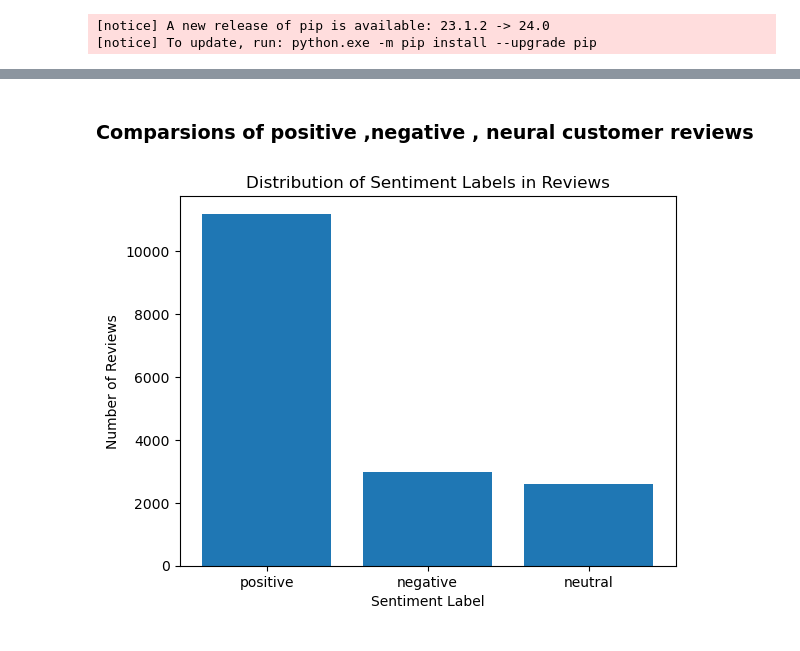
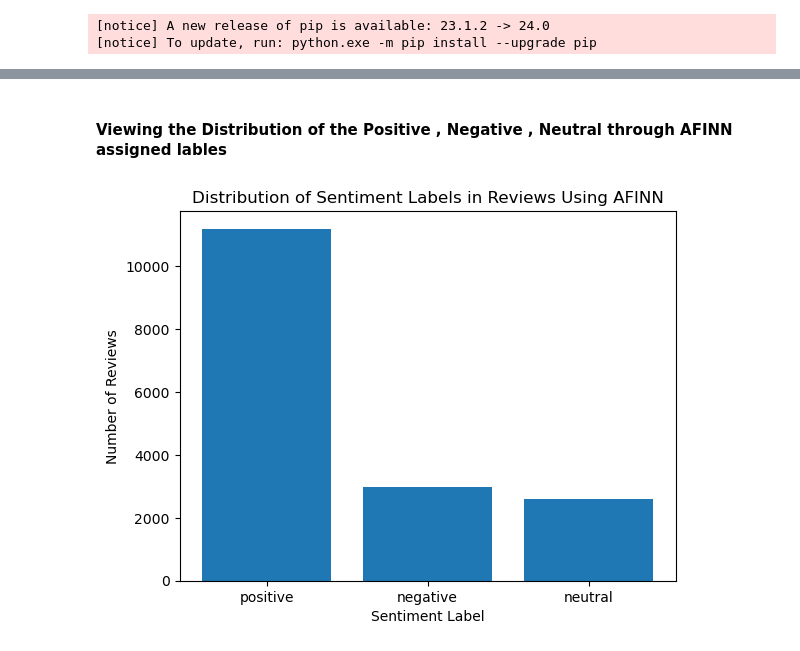
Before and after one commit to springboardmentor112/SentimentAnalysis-TextClassification, a Jupyter notebook: SentimentAnalysis_Lexicon_based.ipynb, the cells around one changed output, grey strips where cells are left out. Saved outputs shown, nothing was run; the diff lists cells and outputs as text; code cells hidden in the pictures.

Commit message:
Added 2 extra models and emotions on customer

```diff
--- a/SentimentAnalysis_Lexicon_based.ipynb
+++ b/SentimentAnalysis_Lexicon_based.ipynb
@@ -283,5 +414,7 @@ def get_sentiment_label(score):
     else:
         return 'neutral'
 # %%
-df['sentiment_score'] = df['content'].apply(get_afinn_score)
+df['sentiment_score_afinn'] = df['content'].apply(get_afinn_score)
+df['sentiment_label_afinn'] = df['sentiment_score_afinn'].apply(get_sentiment_label)
+sentiment_df=df[['content','sentiment_label_afinn','sentiment_score_afinn','appId']]
 # %%
@@ -289,16 +434,12 @@ df['sentiment_label'] = df['sentiment_score'].apply(get_sentiment_label)
-# %%
-sentiment_df=df[['content','sentiment_label','sentiment_score']]
-sentiment_df.to_csv("sentimentoutputafinn.csv")
 # %% [markdown]
-### Comparsions of positive ,negative , neural customer reviews
+#### Viewing the Distribution of the Positive , Negative , Neutral through AFINN assigned lables
 # %%
-sentiment_counts = sentiment_df['sentiment_label'].value_counts()
+sentiment_counts = sentiment_df['sentiment_label_afinn'].value_counts()
 
 plt.bar(sentiment_counts.index, sentiment_counts.values)
 plt.xlabel("Sentiment Label")
 plt.ylabel("Number of Reviews")
-plt.title("Distribution of Sentiment Labels in Reviews")
-
+plt.title("Distribution of Sentiment Labels in Reviews Using AFINN")
 plt.show()
 # %% [output]
-[figure, old version]
+[figure, new version]
```
Also changed, not shown: parts of 74 cells of this notebook.
